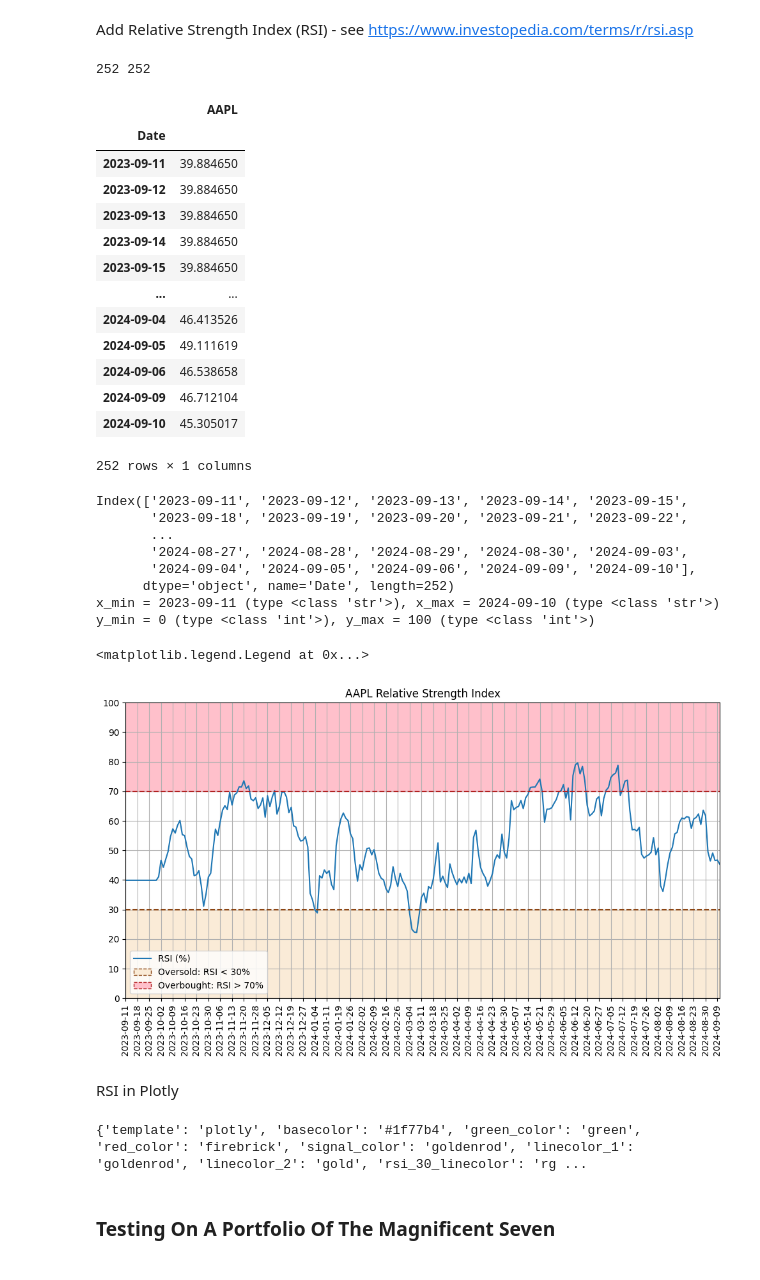
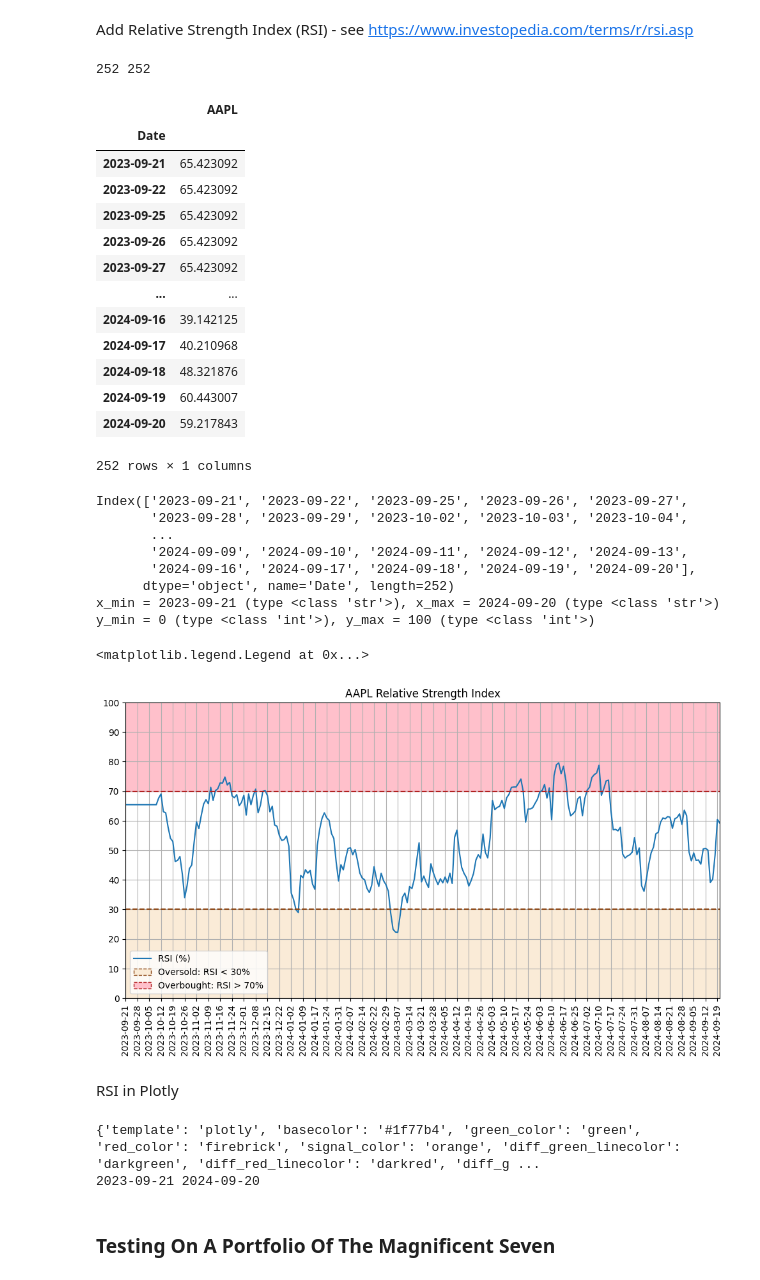
Before and after one commit to mlabecki/portfolio_analytics, a Jupyter notebook: src/test_drawdown_stats.ipynb, the cells around one changed output. Drawn from its saved outputs; the diff is of its cells as text; code cells hidden in the pictures.

```diff
--- a/src/test_drawdown_stats.ipynb
+++ b/src/test_drawdown_stats.ipynb
@@ -38,7 +38,8 @@ from utils import *
 # tickers = list(magnificent_7_tickers.keys())
 # tickers = ['AAPL', 'CSCO', 'MSFT', 'MMM', 'IBM', 'VZ', 'INTC']  # IT tickers in G. Pasini's paper
 # tickers = ['AXP', 'GE', 'GS', 'JPM', 'TRV']  # FIN tickers in G. Pasini's paper
-tickers = ['LP25']  # Example in Wurtz p. 35
+# tickers = ['LP25']  # Example in Wurtz p. 35
+tickers = ['AAPL']
 
 # Benchmark ticker - will be user's input from dashboard app
 tk_market = '^GSPC'  # S&P 500 Index for stocks
@@ -62,7 +63,7 @@ hist_months = 0
 hist_days = 0
 start_date = datetime(end_date.year - hist_years, end_date.month - hist_months, end_date.day - hist_days)
 
-end_date = datetime(2006, 9, 4)    # Wurtz p. 35, example for 'LP25'
-start_date = datetime(2000, 1, 4)  # Wurtz p. 35, example for 'LP25'
+# end_date = datetime(2006, 9, 4)    # Wurtz p. 35, example for 'LP25'
+# start_date = datetime(2000, 1, 4)  # Wurtz p. 35, example for 'LP25'
 print(start_date, end_date)
 # %% [output]
@@ -146,6 +160,6 @@ df_dollar_volume = df_dollar_volume.dropna()
 # %%
-df_adj_close = pd.DataFrame(columns=tickers)
-df_adj_close = pd.read_csv('../data/downloads/LP25.csv', index_col='Date')
+# df_adj_close = pd.DataFrame(columns=tickers)
+# df_adj_close = pd.read_csv('../data/downloads/LP25.csv', index_col='Date')
 # df_adj_close = df_adj_close.astype(float)
 display(df_adj_close)
 print(df_adj_close.dtypes)
@@ -1892,8 +1904,8 @@ def relative_strength(prices, n=14):
 # %%
 tk_rsi = 'AAPL'
 
-df_adj_close_rsi = df_adj_close_macd.copy()
-rsi = relative_strength(df_adj_close_macd[tk_rsi])
+df_adj_close_rsi = df_adj_close.copy()
+rsi = relative_strength(df_adj_close_rsi[tk_rsi])
 df_rsi = pd.DataFrame(rsi, columns=[tk_rsi], index=df_adj_close_rsi.index)
 df_rsi.index = df_rsi.index.astype(str)
 print(len(df_adj_close_rsi), len(df_rsi))
@@ -1902,49 +1914,49 @@ print(df_rsi.index)
 
 title_rsi = f'{tk_rsi} Relative Strength Index'
 plot_rsi = plot_historical(tk_rsi, df_rsi, start_date, end_date, y_min=0, y_max=100, y_tick_spacing=10, title=title_rsi, color='tab:blue', fill=False, y_dim=6)
 plt.axhline(y=30, color='saddlebrown', linestyle='--')  # peru, sienna, saddlebrown, chocolate
 plt.fill_between(df_rsi.index, y1=0, y2=30, color = 'antiquewhite')  # burlywood, peachpuff, tan, moccasin
 plt.axhline(y=70, color='firebrick', linestyle='--')  # mediumvioletred, palevioletred, purple, maroon
 plt.fill_between(df_rsi.index, y1=70, y2=100, color = 'pink')
 
 from matplotlib.lines import Line2D
 from matplotlib.patches import Patch
 legend_elements = [
     Line2D([0], [0], label='RSI (%)'),
     Line2D([0], [0], label='_dummy'),
     Patch(facecolor='antiquewhite', edgecolor='saddlebrown', linestyle='--', label='Oversold: RSI < 30%'),
     Line2D([0], [0], label='_dummy'),
     Patch(facecolor='pink', edgecolor='firebrick', linestyle='--', label='Overbought: RSI > 70%')
 ]
 
 # plt.legend(['RSI (%)', '_y30', 'Oversold: RSI < 30%', '_y70', 'Overbought: RSI > 70%'])
 plt.legend(handles=legend_elements, loc='lower left')
 # %% [output]
 252 252
 |  | AAPL |
 | Date |  |
-| 2023-09-11 | 39.884650 |
-| 2023-09-12 | 39.884650 |
-| 2023-09-13 | 39.884650 |
-| 2023-09-14 | 39.884650 |
-| 2023-09-15 | 39.884650 |
+| 2023-09-21 | 65.423092 |
+| 2023-09-22 | 65.423092 |
+| 2023-09-25 | 65.423092 |
+| 2023-09-26 | 65.423092 |
+| 2023-09-27 | 65.423092 |
 | ... | ... |
-| 2024-09-04 | 46.413526 |
-| 2024-09-05 | 49.111619 |
-| 2024-09-06 | 46.538658 |
-| 2024-09-09 | 46.712104 |
-| 2024-09-10 | 45.305017 |
+| 2024-09-16 | 39.142125 |
+| 2024-09-17 | 40.210968 |
+| 2024-09-18 | 48.321876 |
+| 2024-09-19 | 60.443007 |
+| 2024-09-20 | 59.217843 |
 252 rows × 1 columns
-Index(['2023-09-11', '2023-09-12', '2023-09-13', '2023-09-14', '2023-09-15',
-       '2023-09-18', '2023-09-19', '2023-09-20', '2023-09-21', '2023-09-22',
+Index(['2023-09-21', '2023-09-22', '2023-09-25', '2023-09-26', '2023-09-27',
+       '2023-09-28', '2023-09-29', '2023-10-02', '2023-10-03', '2023-10-04',
        ...
-       '2024-08-27', '2024-08-28', '2024-08-29', '2024-08-30', '2024-09-03',
-       '2024-09-04', '2024-09-05', '2024-09-06', '2024-09-09', '2024-09-10'],
+       '2024-09-09', '2024-09-10', '2024-09-11', '2024-09-12', '2024-09-13',
+       '2024-09-16', '2024-09-17', '2024-09-18', '2024-09-19', '2024-09-20'],
       dtype='object', name='Date', length=252)
-x_min = 2023-09-11 (type <class 'str'>), x_max = 2024-09-10 (type <class 'str'>)
+x_min = 2023-09-21 (type <class 'str'>), x_max = 2024-09-20 (type <class 'str'>)
 y_min = 0 (type <class 'int'>), y_max = 100 (type <class 'int'>)
 <matplotlib.legend.Legend at 0x...>
-[figure, old version]
+[figure, new version]
 # %% [markdown]
 RSI in Plotly
 # %%
@@ -1986,6 +1998,10 @@ theme = 'light'
 style = theme_style[theme]
 template = style['template']
 print(style)
+
+x_min = str(df_rsi.index[0])
+x_max = str(df_rsi.index[-1])
+print(x_min, x_max)
 
 fig_rsi = make_subplots(rows = 1, cols = 1)
 
@@ -2017,9 +2033,9 @@ fig_rsi.add_trace(
         line_width = 2,
         fill = 'tozeroy',
         # fillcolor = 'rgba(250, 235, 215, 0.4)',  # antique white
-        # fillcolor = 'rgba(255, 255, 200, 0.3)',  # light yellow
-        # fillcolor = 'rgba(255, 225, 100, 0.3)',  # good for light theme
-        fillcolor = style['rsi_30_fillcolor'],
+        # fillcolor = 'rgba(255, 225, 150, 0.3)',  # light yellow
+        fillcolor = 'rgba(205, 165, 75, 0.3)',  # good for light theme
+        # fillcolor = style['rsi_30_fillcolor'],
         name = 'Oversold < 30%'
     )
 )
@@ -2074,7 +2090,7 @@ fig_rsi.update_layout(
     height = 750,
     xaxis_rangeslider_visible = False,
     template = template,
-    yaxis_title = f'{tk_rsi} RSI (%)',
+    yaxis_title = f'RSI (%)',
     title = dict(
         text = title_rsi,
         font_size = 32,
@@ -2104,7 +2120,8 @@ fig_rsi.update_yaxes(
 
 fig_rsi.show()
 # %% [output]
-{'template': 'plotly', 'basecolor': '#1f77b4', 'green_color': 'green', 'red_color': 'firebrick', 'signal_color': 'goldenrod', 'linecolor_1': 'goldenrod', 'linecolor_2': 'gold', 'rsi_30_linecolor': 'rg ...
+{'template': 'plotly', 'basecolor': '#1f77b4', 'green_color': 'green', 'red_color': 'firebrick', 'signal_color': 'orange', 'diff_green_linecolor': 'darkgreen', 'diff_red_linecolor': 'darkred', 'diff_g ...
+2023-09-21 2024-09-20
 # %% [markdown]
 ### Testing On A Portfolio Of The Magnificent Seven
 # %%
```
Also changed, not shown: parts of 12 cells of this notebook, 8 other files.
